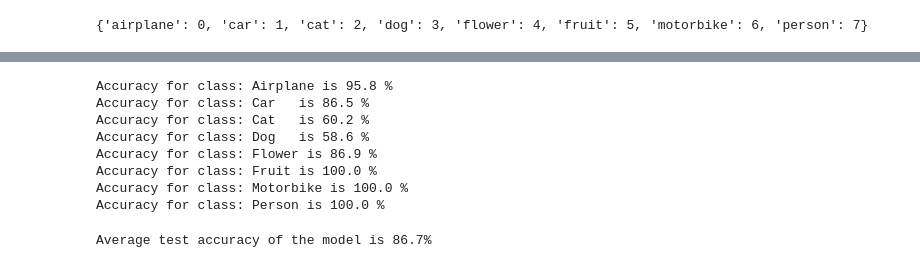
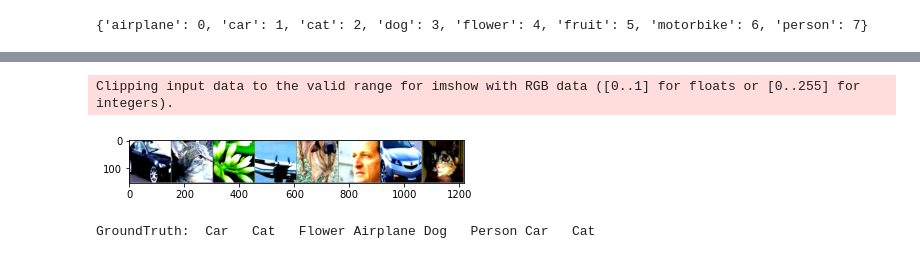
Before and after one commit to dj1095/natural-image-classifier, a Jupyter notebook: natural-image-classifier.ipynb, the cells around one changed output, grey strips where cells are left out. Drawn from its saved outputs; the diff is of its cells as text; code cells hidden in the pictures.

Commit message:
implemented single model

```diff
--- a/natural-image-classifier.ipynb
+++ b/natural-image-classifier.ipynb
@@ -17,21 +17,37 @@ import numpy as np
 
 splitfolders.ratio("./data/natural_images/", output="output", seed=1337, ratio=(.8, .1,.1), group_prefix=None)
 # %%
-#Define Transforms
-transform = transforms.Compose(
-    [transforms.Resize((150,150)),transforms.ToTensor(),
-     transforms.Normalize((0.5, 0.5, 0.5), (0.5, 0.5, 0.5))])
+#Define Image Transforms
+training_transforms = transforms.Compose([transforms.RandomRotation(30),
+                                          transforms.RandomResizedCrop(150),
+                                          transforms.RandomHorizontalFlip(),
+                                          transforms.ToTensor(),
+                                          transforms.Normalize([0.485, 0.456, 0.406],
+                                                               [0.229, 0.224, 0.225])])
+
+validation_transforms = transforms.Compose([transforms.Resize(175),
+                                            transforms.CenterCrop(150),
+                                            transforms.ToTensor(),
+                                            transforms.Normalize([0.485, 0.456, 0.406],
+                                                                 [0.229, 0.224, 0.225])])
+
+testing_transforms = transforms.Compose([transforms.Resize(175),
+                                         transforms.CenterCrop(150),
+                                         transforms.ToTensor(),
+                                         transforms.Normalize([0.485, 0.456, 0.406],
+                                                              [0.229, 0.224, 0.225])])
+
 #Hyper Parameters
 batch_size = 8
 learning_rate = 0.001
 
-traindataset = datasets.ImageFolder('./output/train', transform=transform)
+traindataset = datasets.ImageFolder('./output/train', transform=training_transforms)
 trainloader = torch.utils.data.DataLoader(traindataset, batch_size=batch_size,shuffle=True)
 
-valdataset = datasets.ImageFolder('./output/val', transform=transform)
+valdataset = datasets.ImageFolder('./output/val', transform=validation_transforms)
 valloader = torch.utils.data.DataLoader(valdataset, batch_size=batch_size, shuffle=True)
 
-testdataset = datasets.ImageFolder('./output/val', transform=transform)
+testdataset = datasets.ImageFolder('./output/test', transform=testing_transforms)
 testloader = torch.utils.data.DataLoader(testdataset, batch_size=batch_size, shuffle=True)
 
 
@@ -215,35 +244,11 @@ Predicted:  Flower Motorbike Dog   Car   Dog   Cat   Car   Motorbike
-# %%
-# prepare to count predictions for each class
-correct_pred = {classname: 0 for classname in classes}
-total_pred = {classname: 0 for classname in classes}
-
-# again no gradients needed
-with torch.no_grad():
-    for data in testloader:
-        images, labels = data
-        outputs = net(images)
-        _, predictions = torch.max(outputs, 1)
-        # collect the correct predictions for each class
-        for label, prediction in zip(labels, predictions):
-            if label == prediction:
-                correct_pred[classes[label]] += 1
-            total_pred[classes[label]] += 1
-
-
-# print accuracy for each class
-for classname, correct_count in correct_pred.items():
-    accuracy = 100 * float(correct_count) / total_pred[classname]
-    print(f'Accuracy for class: {classname:5s} is {accuracy:.1f} %')
-# %% [output]
-Accuracy for class: Airplane is 95.8 %
-Accuracy for class: Car   is 86.5 %
-Accuracy for class: Cat   is 60.2 %
-Accuracy for class: Dog   is 58.6 %
-Accuracy for class: Flower is 86.9 %
-Accuracy for class: Fruit is 100.0 %
-Accuracy for class: Motorbike is 100.0 %
-Accuracy for class: Person is 100.0 %
-# %%
-print(f'''Average test accuracy of the model is {get_accuracy(testloader)*100}%''')
-# %% [output]
-Average test accuracy of the model is 86.7%
+# %%
+dataiter = iter(valloader)
+images, labels = dataiter.next()
+
+# print images
+imshow(torchvision.utils.make_grid(images))
+print('GroundTruth: ', ' '.join(f'{classes[labels[j]]:5s}' for j in range(batch_size)))
+# %% [output]
+Clipping input data to the valid range for imshow with RGB data ([0..1] for floats or [0..255] for integers).
+[figure, added]
+GroundTruth:  Car   Cat   Flower Airplane Dog   Person Car   Cat
```
Also changed, not shown: parts of 11 cells of this notebook, 2 other files.
